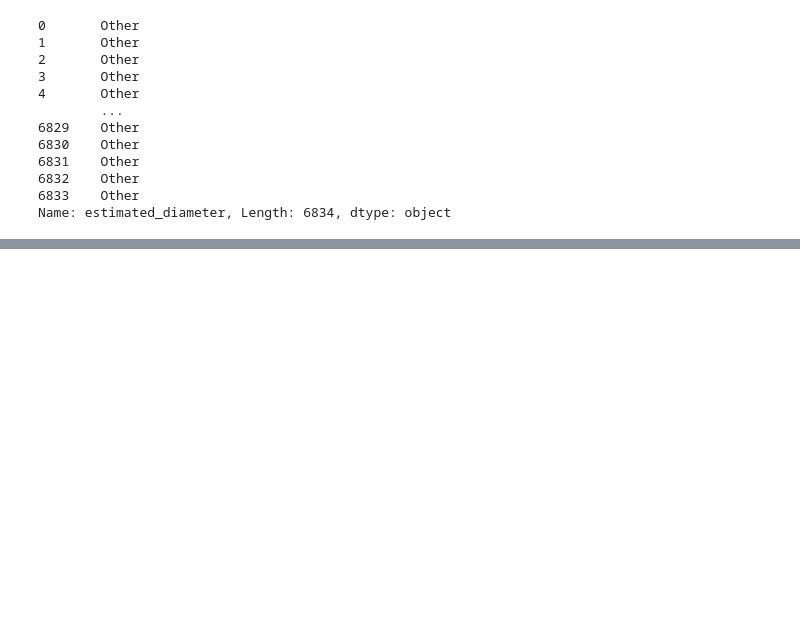
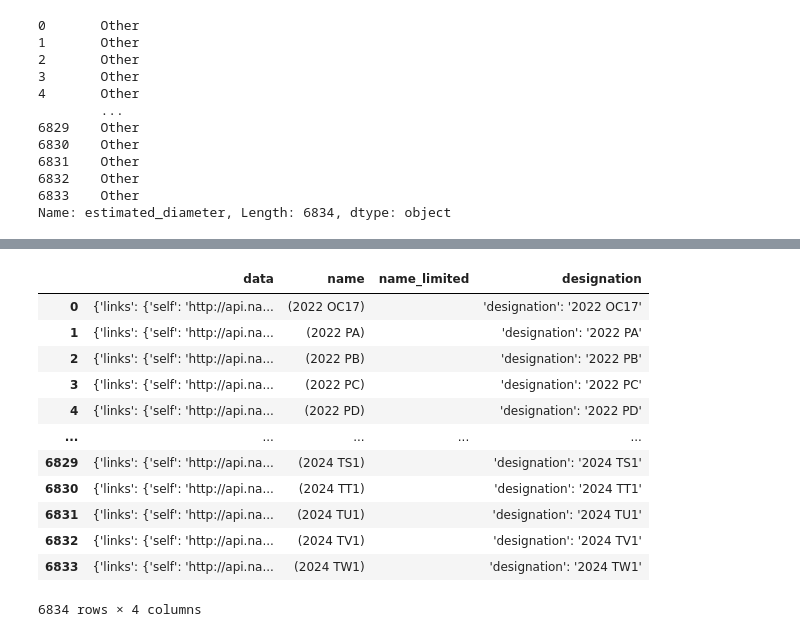
Before and after one commit to PBustamante65/NEO, a Jupyter notebook: API_test/API_process.ipynb, the cells around one changed output, grey strips where cells are left out. Saved outputs shown, nothing was run; the diff lists cells and outputs as text; code cells hidden in the pictures; blank space fills up the shorter version.

```diff
--- a/API_test/API_process.ipynb
+++ b/API_test/API_process.ipynb
@@ -269,0 +550,52 @@ Name: estimated_diameter, Length: 6834, dtype: object
+# %%
+
+df = pd.read_csv('/Volumes/Maestria/GitHub/NEO/NEO/API_test/df_2.csv')
+
+# Initialize an empty DataFrame to store results
+result_df = pd.DataFrame()
+
+# Loop through each row in the DataFrame
+for index, row in df.iterrows():
+    df2t = pd.DataFrame([row])  # Convert row to DataFrame
+    df2t['data'] = df2t['neo_data']
+    df2t = df2t.drop(columns=['neo_data'])
+    df2t = df2t.astype(str)
+
+    parts1 = df2t['data'].str.split(',')
+
+    t1 = ''
+    for i in range(0, 8):
+        t1 += parts1.str[i]
+    parts2 = t1.str.split(':')
+    t2 = parts2.str[6]
+    parts3 = t2.str.split('\'')
+    df2t['name'] = parts3.str[1]
+
+    specific = 'name_limited'
+    contains_string = parts1.apply(lambda x: specific in x[4] if len(x) > 4 else False)
+
+    if contains_string.any():
+        df2t['name_limited'] = parts1.str[4]
+        df2t['designation'] = parts1.str[5]
+    else:
+        df2t['name_limited'] = ' '
+        df2t['designation'] = parts1.str[4]
+
+    # Append processed DataFrame to the result DataFrame
+    result_df = pd.concat([result_df, df2t])
+
+result_df
+# %% [output]
+|  | data | name | name_limited | designation |
+| 0 | {'links': {'self': 'http://api.na... | (2022 OC17) |  | 'designation': '2022 OC17' |
+| 1 | {'links': {'self': 'http://api.na... | (2022 PA) |  | 'designation': '2022 PA' |
+| 2 | {'links': {'self': 'http://api.na... | (2022 PB) |  | 'designation': '2022 PB' |
+| 3 | {'links': {'self': 'http://api.na... | (2022 PC) |  | 'designation': '2022 PC' |
+| 4 | {'links': {'self': 'http://api.na... | (2022 PD) |  | 'designation': '2022 PD' |
+| ... | ... | ... | ... | ... |
+| 6829 | {'links': {'self': 'http://api.na... | (2024 TS1) |  | 'designation': '2024 TS1' |
+| 6830 | {'links': {'self': 'http://api.na... | (2024 TT1) |  | 'designation': '2024 TT1' |
+| 6831 | {'links': {'self': 'http://api.na... | (2024 TU1) |  | 'designation': '2024 TU1' |
+| 6832 | {'links': {'self': 'http://api.na... | (2024 TV1) |  | 'designation': '2024 TV1' |
+| 6833 | {'links': {'self': 'http://api.na... | (2024 TW1) |  | 'designation': '2024 TW1' |
+6834 rows × 4 columns
```
Also changed, not shown: parts of 6 cells of this notebook.
